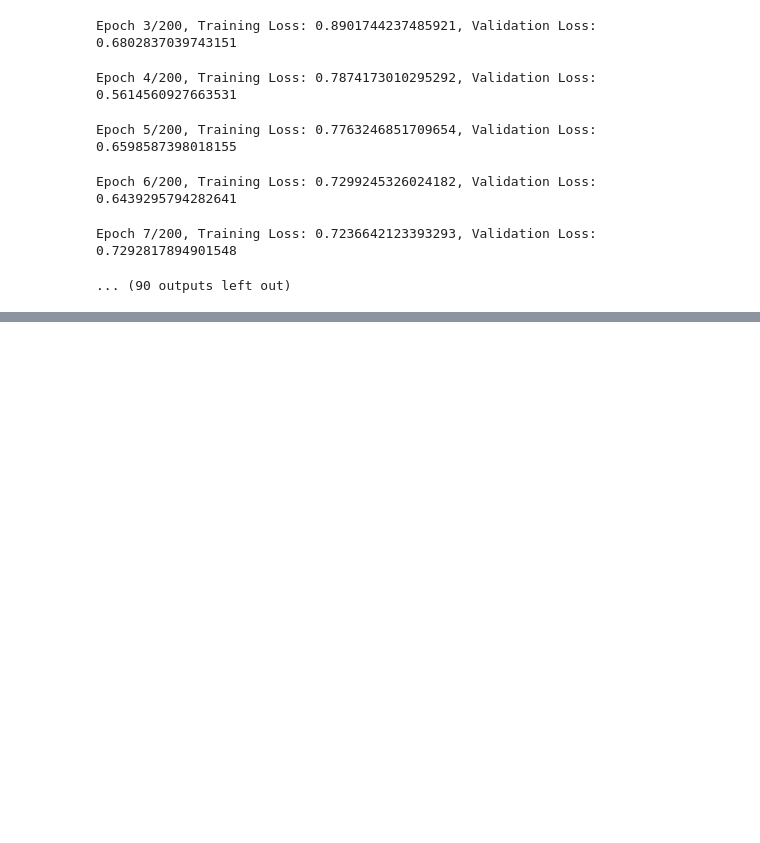
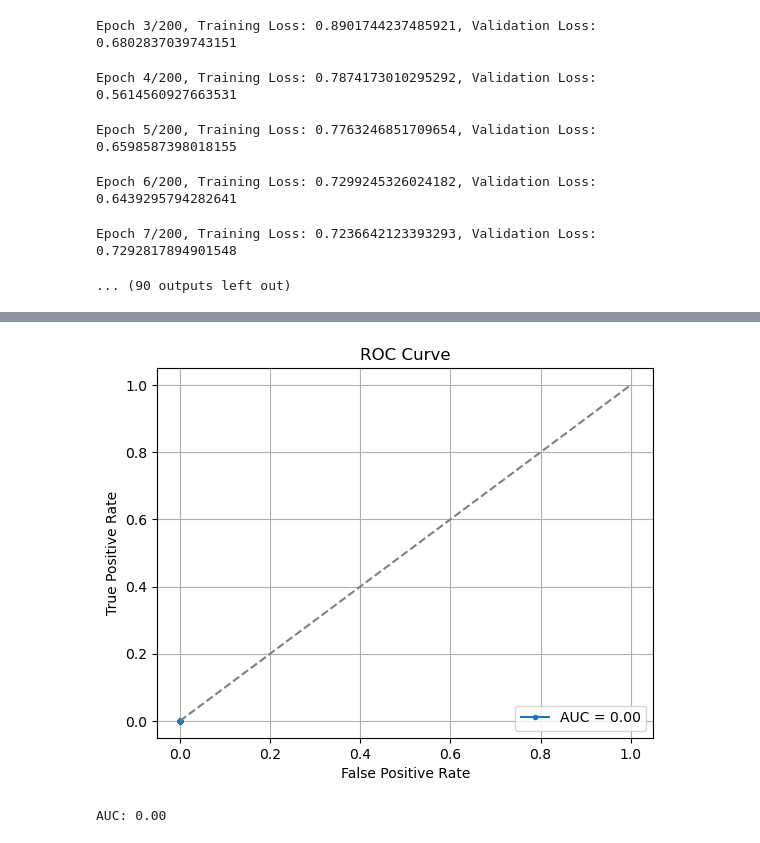
Before and after one commit to uwa-computer-science/project-12-prototype-bio-acoustic-detection-system-soundsentinel, a Jupyter notebook: drawn_wood_training_comparing_potentials.ipynb, the cells around one changed output, grey strips where cells are left out. Drawn from its saved outputs; the diff is of its cells as text; code cells hidden in the pictures; blank space fills up the shorter version.

```diff
--- a/drawn_wood_training_comparing_potentials.ipynb
+++ b/drawn_wood_training_comparing_potentials.ipynb
@@ -346,0 +459,65 @@ Epoch 7/200, Training Loss: 0.7236642123393293, Validation Loss: 0.7292817894901
+# %%
+import numpy as np
+import matplotlib.pyplot as plt
+from sklearn.metrics import auc
+
+threshold_vals = np.arange(-100., 100., 5.0)
+
+# Function to plot the ROC curve and calculate AUC
+def plot_roc_curve(model, test_loader, threshold_vals):
+    TPRs = []
+    FPRs = []
+
+    model.output = 'spike'
+
+    for th in threshold_vals:
+        model.seq[-1].threshold = torch.tensor(th, dtype=torch.float32).to(device)
+
+        true_positive = 0
+        false_positive = 0
+        true_negative = 0
+        false_negative = 0
+
+        for inputs, labels in test_loader:
+            inputs = inputs.permute(0, 2, 1).to(device)
+            labels = labels.to(device)
+
+            outputs, _, _ = model(inputs, record=True)
+            outputs_sum = outputs.sum(dim=1).detach().cpu().numpy()
+
+            # Binary prediction based on summed spiking activity
+            predictions = (outputs_sum > 0).astype(int)
+
+            true_positive += ((predictions == 1) & (labels.cpu().numpy() == 1)).sum()
+            false_positive += ((predictions == 1) & (labels.cpu().numpy() == 0)).sum()
+            true_negative += ((predictions == 0) & (labels.cpu().numpy() == 0)).sum()
+            false_negative += ((predictions == 0) & (labels.cpu().numpy() == 1)).sum()
+
+        # Calculate TPR and FPR for the current threshold
+        TPR = true_positive / (true_positive + false_negative) if (true_positive + false_negative) > 0 else 0.0
+        FPR = false_positive / (false_positive + true_negative) if (false_positive + true_negative) > 0 else 0.0
+
+        TPRs.append(TPR)
+        FPRs.append(FPR)
+
+    auc_value = auc(FPRs, TPRs)
+
+    # Plot ROC Curve
+    plt.figure()
+    plt.plot(FPRs, TPRs, marker='.', label=f'AUC = {auc_value:.2f}')
+    plt.plot([0, 1], [0, 1], linestyle='--', color='gray')
+    plt.xlabel('False Positive Rate')
+    plt.ylabel('True Positive Rate')
+    plt.title('ROC Curve')
+    plt.legend(loc='lower right')
+    plt.grid()
+    plt.show()
+
+    return TPRs, FPRs, auc_value
+
+# Compute and plot the ROC curve
+TPRs, FPRs, auc_value = plot_roc_curve(model, test_loader, threshold_vals)
+print(f"AUC: {auc_value:.2f}")
+# %% [output]
+[figure, added]
+AUC: 0.00
```
Also changed, not shown: parts of 6 cells of this notebook.
